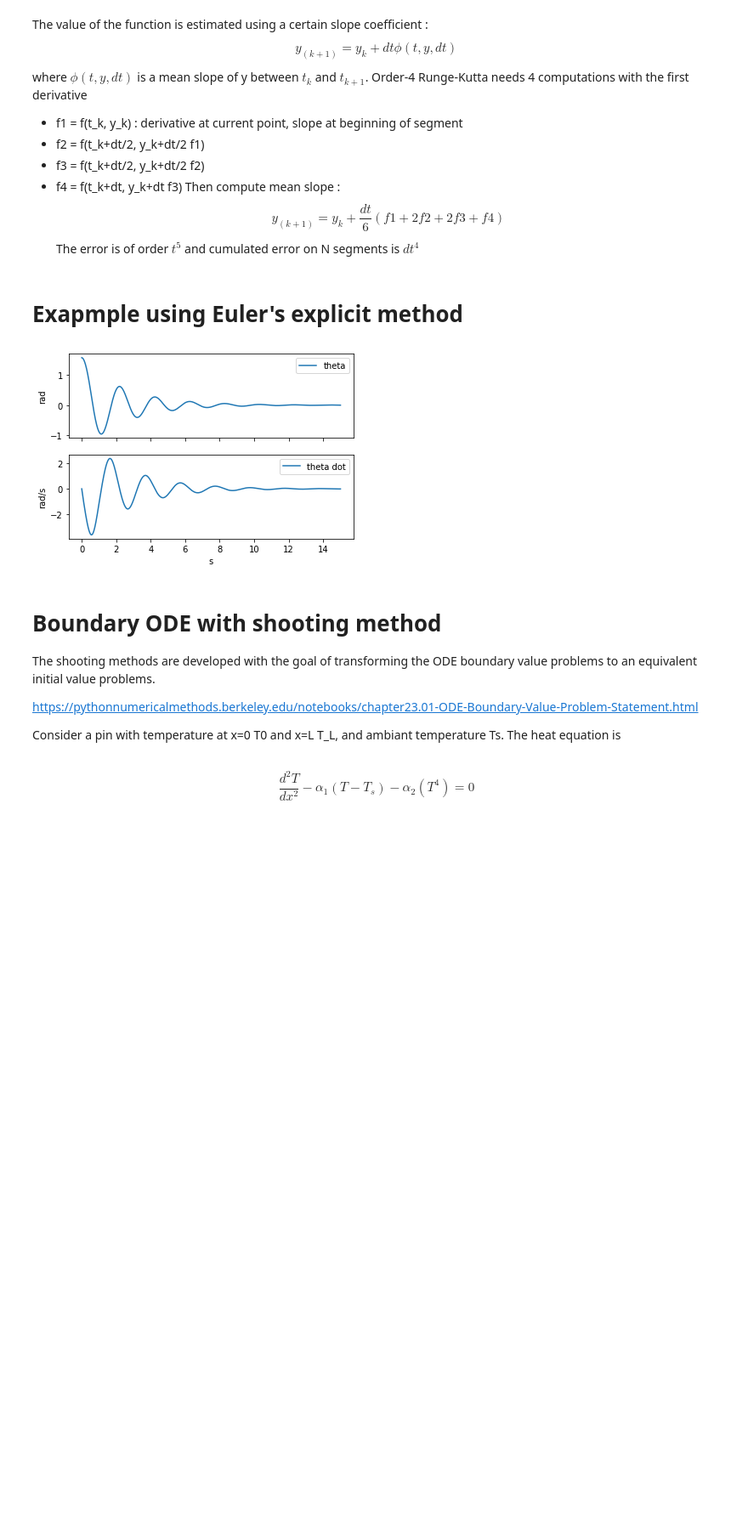
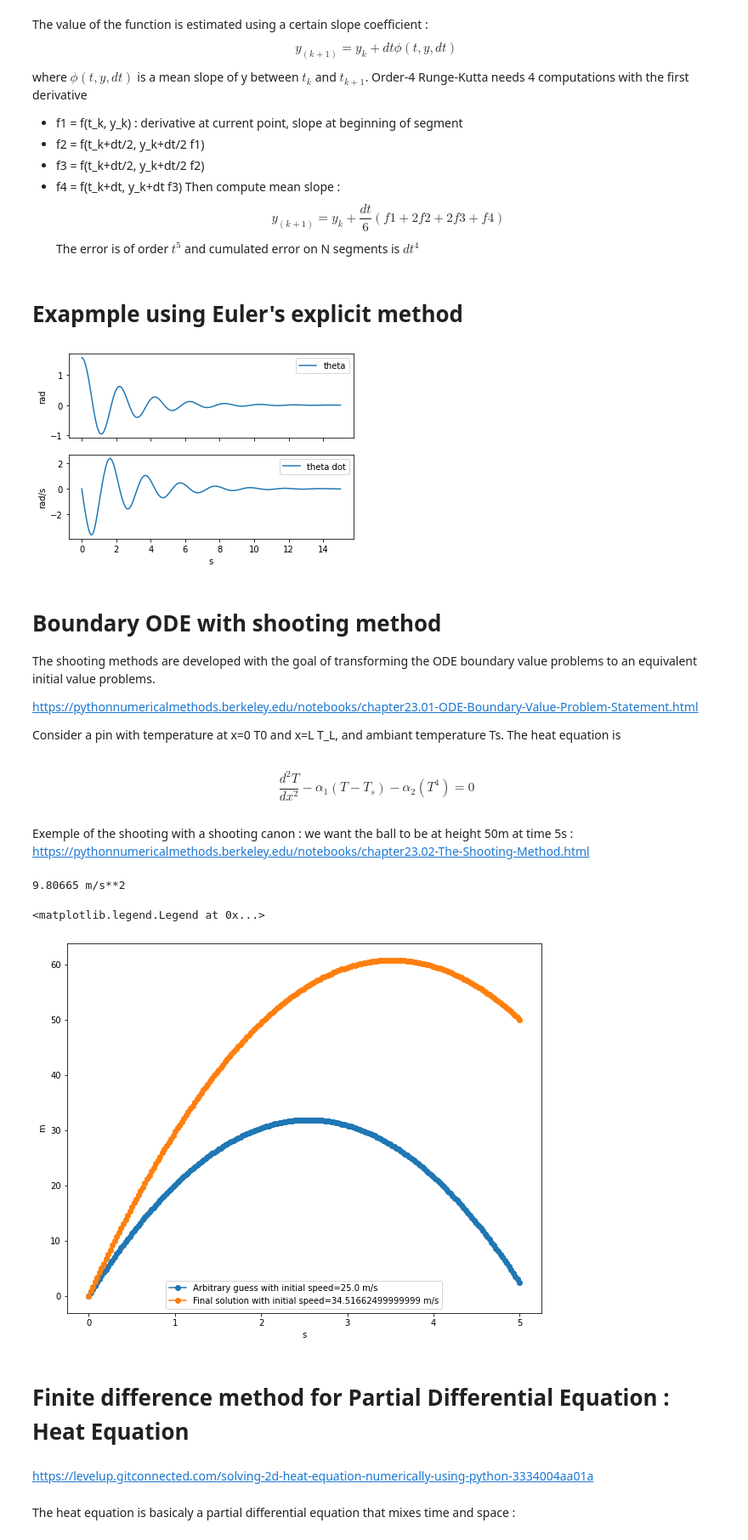
Before and after one commit to mocquin/physipy, a Jupyter notebook: docs/notebooks/Differential equation.ipynb, the cells around one changed output. Shown at 85% size. Drawn from its saved outputs; the diff is of its cells as text; code cells hidden in the pictures; blank space fills up the shorter version.

```diff
--- a/docs/notebooks/Differential equation.ipynb
+++ b/docs/notebooks/Differential equation.ipynb
@@ -452,3 +452,83 @@ Consider a pin with temperature at x=0 T0 and x=L T_L, and ambiant temperature T
 The heat equation is
 # %% [markdown]
 $$\frac{d^2T}{dx^2} -\alpha_1(T-T_s) - \alpha_2 (T^4)=0$$
+# %% [markdown]
+Exemple of the shooting with a shooting canon : we want the ball to be at height 50m at time 5s :
+https://pythonnumericalmethods.berkeley.edu/notebooks/chapter23.02-The-Shooting-Method.html
+# %%
+
+
+ # Shooting method : turn a ODE into a root finding problem
+
+import numpy as np
+import matplotlib.pyplot as plt
+
+from physipy import m, s, constants, units, setup_matplotlib, asqarray
+from physipy.integrate import solve_ivp as solve_ivp_q
+from physipy.optimize import root
+
+setup_matplotlib()
+g_acc = constants["g"]
+print(g_acc)
+
+%matplotlib inline
+
+NS = 200
+
+def F(t, Y):
+    """RHS of the equation where the left side is dY/dt
+    with Y=[y, v]"""
+    yp = Y[1]
+    ypp = -g_acc
+    return np.array([yp, ypp], dtype=object)
+
+
+t_span = np.linspace(0, 5, NS)*s
+# initial state vector
+Y0 = np.array([y0:=0*m,
+               v0:=25*m/s], dtype=object)
+# solution with guessed initial condition v0 at 25m/s
+sol = solve_ivp_q(F,
+                  [0, 5]*s,
+                  Y0,
+                  t_eval = t_span)
+
+fig, ax = plt.subplots(figsize = (10, 8))
+ax.plot(sol.t, sol.y[0],"-o", label=f"Arbitrary guess with initial speed={v0}")
+
+
+# notice that the initial position y0 is kept
+# also notice that while the vector state has 2 elements, the resolution
+# is made in 1D on the initial speed only
+def objective(v0):
+    sol = solve_ivp_q(F,
+                      [0, 5]*s,
+                      np.array([y0,
+                                v0], dtype=object),
+                      t_eval = t_span)
+    # extract the y-vector giving the position along the time
+    y = sol.y[0]
+    # return the metric to find root : the last position vs the wanted last position at 50m
+    return y[-1] - 50*m
+
+# solve for the good initial speed, with initial guess at 10m/s
+v0_sol = root(objective, 10*m/s)
+
+# compute the full resolution along time given the right initial speed v0_sol
+final_sol = solve_ivp_q(F,
+                  [0, 5]*s,
+                  np.array([y0, v0_sol], dtype=object),
+                  t_eval = t_span)
+
+ax.plot(final_sol.t, final_sol.y[0], "-o", label=f"Final solution with initial speed={v0_sol}")
+ax.legend()
+# %% [output]
+9.80665 m/s**2
+<matplotlib.legend.Legend at 0x...>
+[figure, added]
+# %% [markdown]
+# Finite difference method for Partial Differential Equation : Heat Equation
+# %% [markdown]
+https://levelup.gitconnected.com/solving-2d-heat-equation-numerically-using-python-3334004aa01a
+# %% [markdown]
+The heat equation is basicaly a partial differential equation that mixes time and space :
```
Also changed, not shown: parts of 24 cells of this notebook, 10 other files.
